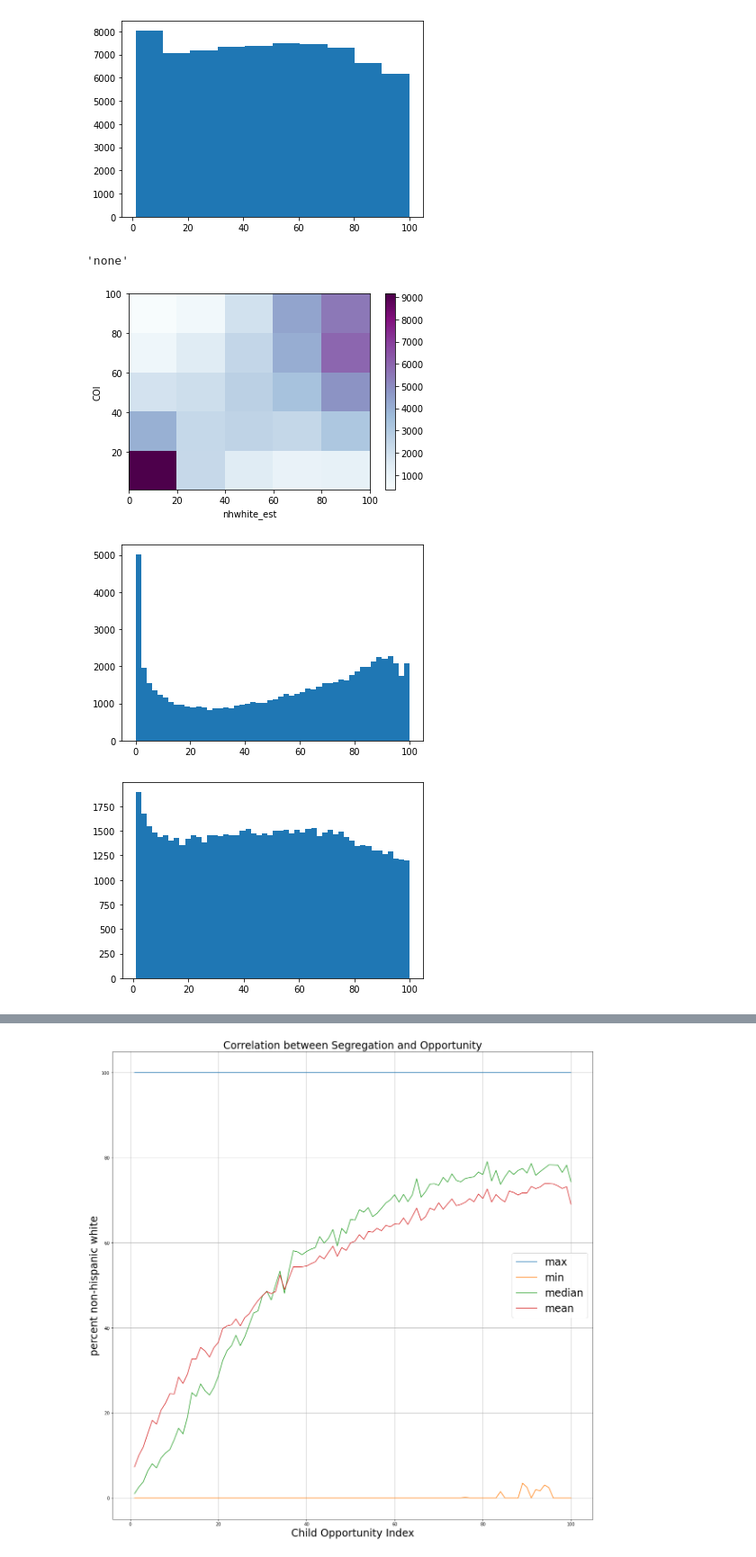
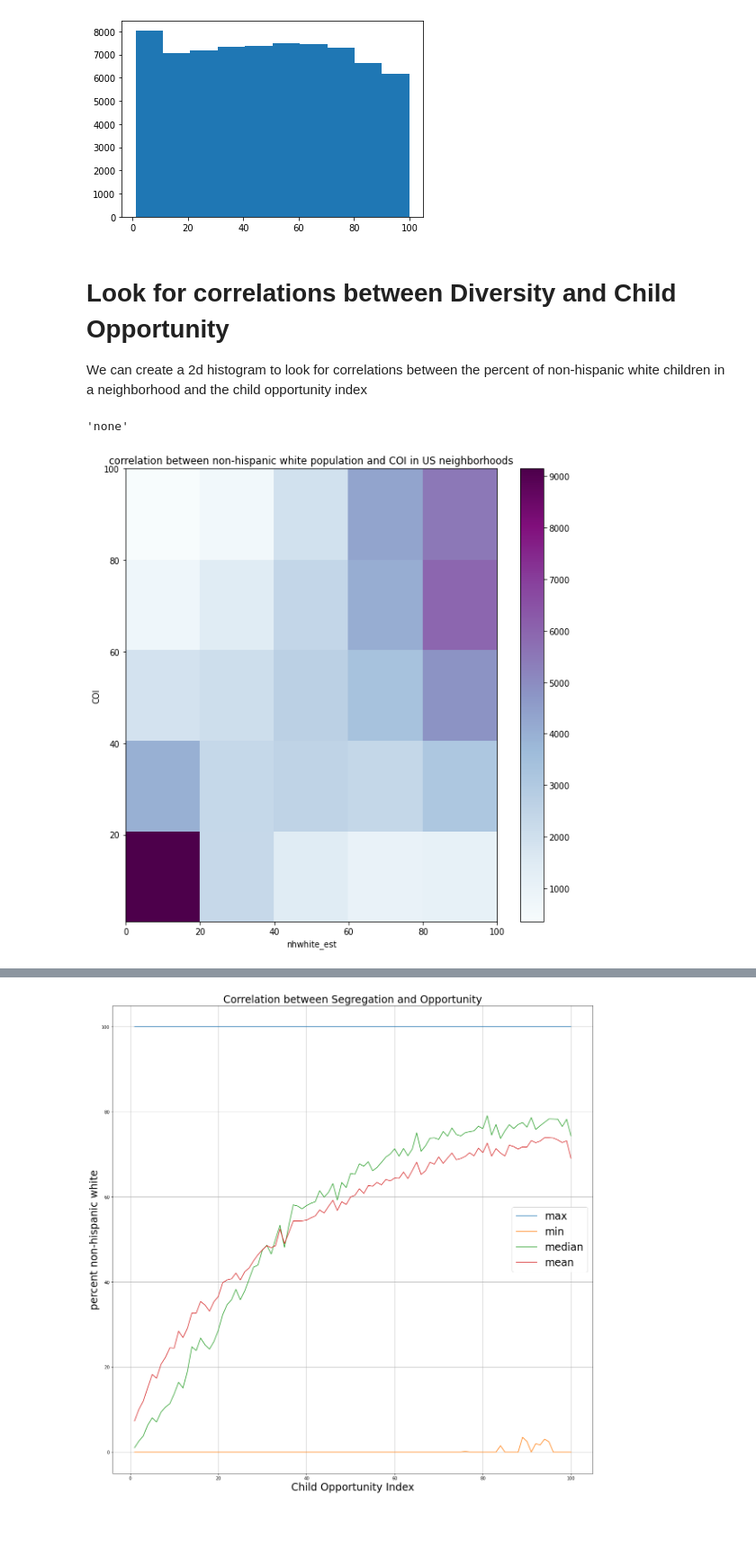
Before and after one commit to tjhickey724/cs103a, a Jupyter notebook: ChildOpportunity.ipynb, the cells around one changed output, grey strips where cells are left out. Shown: that part at 90% size. Cells and saved outputs as stored; diff of their text form; code cells hidden in the pictures; blank space fills up the shorter version.

```diff
--- a/ChildOpportunity.ipynb
+++ b/ChildOpportunity.ipynb
@@ -41,5 +44,6 @@ coi_df
 # %%
 coi_df = coi_df[ coi_df['year']==2015]
+coi_df = coi_df.copy()  # we want to throw away the 2010 data
 coi_df
 # %% [output]
 |  | geoid | year | in100 | msaid15 | msaname15 | countyfips | statefips | stateusps | pop | z_ED_nat | ... |
@@ -75,0 +82,4 @@ div_df
+# %%
+div_df = div_df[ div_df['year']=='2013-2017']
+div_df = div_df.copy()  # we want to throw away the earlier year data
+div_df
@@ -279,0 +219,4 @@ df2
+# %%
+
+df2 = df[np.isfinite(df['nhwhite_est'])]
+df2
@@ -286,20 +243,21 @@ plt.hist(df2['r_COI_nat'])
          90.1, 100. ]),
  <BarContainer object of 10 artists>)
 [figure]
+# %% [markdown]
+# Look for correlations between Diversity and Child Opportunity
+We can create a 2d histogram to look for correlations between the percent of non-hispanic white children in a neighborhood and the child opportunity index
 # %%
 col = 'nhwhite_est'
+plt.figure(figsize=(10,10))
 plt.hist2d(df2[col],df2['r_COI_nat'], bins=(5,5), cmap=plt.cm.BuPu)
 plt.ylabel('COI')
 plt.xlabel(col)
 plt.colorbar()
+plt.title("correlation between non-hispanic white population and COI in US neighborhoods")
+plt.savefig("images/nhwhite_coi.png")
 
-plt.figure()
-plt.hist(df2[col],bins=50)
-plt.figure()
-plt.hist(df2['r_COI_nat'],bins=50)
+
 'none'
 # %% [output]
 'none'
-[figure, old version]
+[figure, new version]
-[figure, removed]
-[figure, removed]
```
Also changed, not shown: parts of 32 cells of this notebook, 1 other file.
